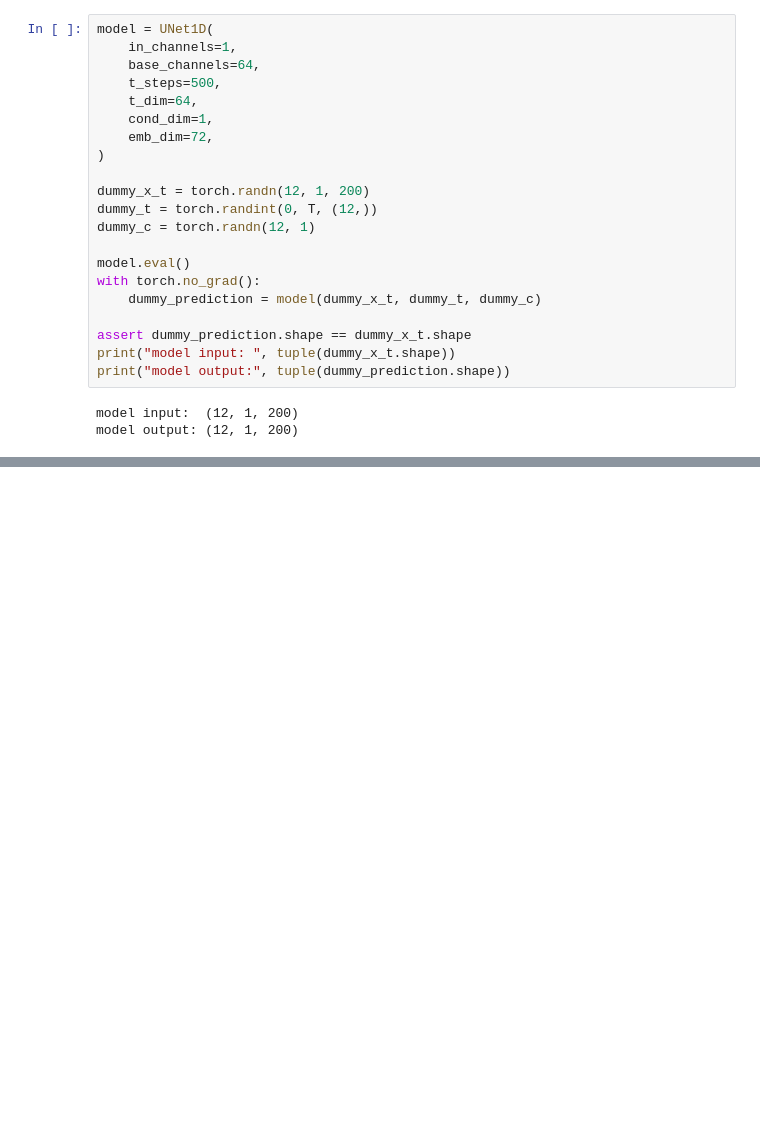
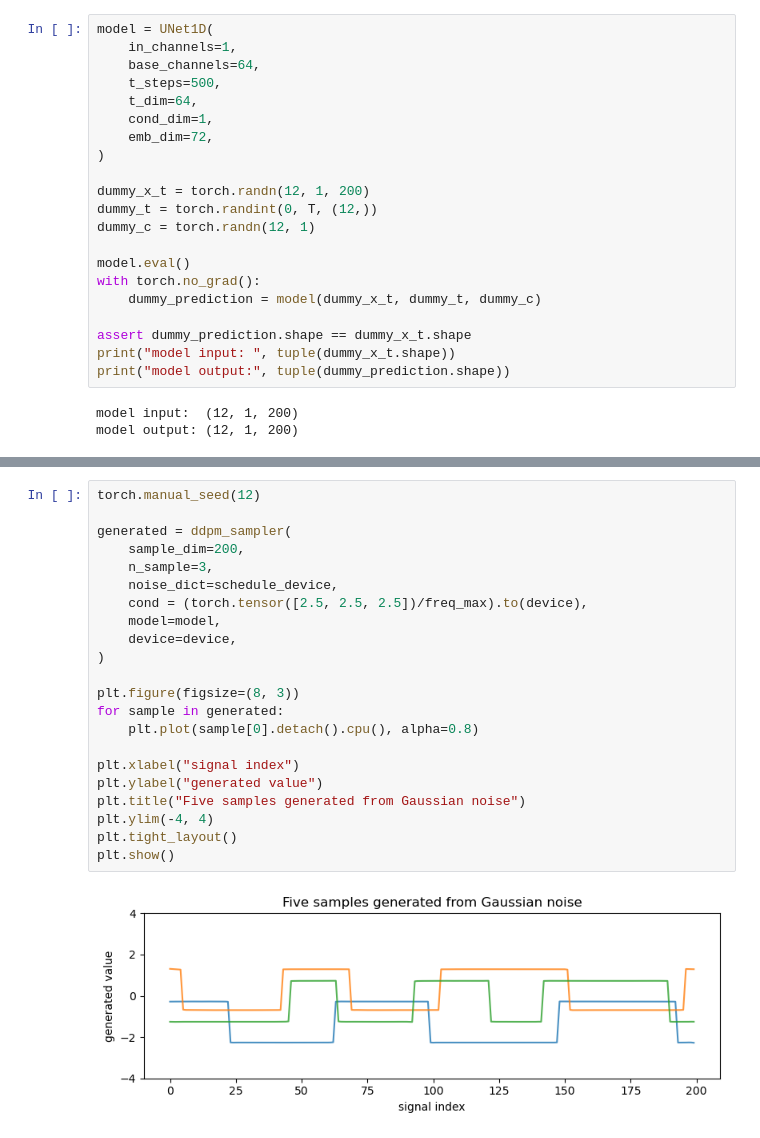
Before and after one commit to leap-stc/parameter-estimation, a Jupyter notebook: intro_diffusion/conditional_diffusion_intro.ipynb, the cells around one changed output, grey strips where cells are left out. Cells and saved outputs as stored; diff of their text form; blank space fills up the shorter version.

```diff
--- a/intro_diffusion/conditional_diffusion_intro.ipynb
+++ b/intro_diffusion/conditional_diffusion_intro.ipynb
@@ -379,0 +405,24 @@ plt.tight_layout()
+# %%
+torch.manual_seed(12)
+
+generated = ddpm_sampler(
+    sample_dim=200,
+    n_sample=3,
+    noise_dict=schedule_device,
+    cond = (torch.tensor([2.5, 2.5, 2.5])/freq_max).to(device),
+    model=model,
+    device=device,
+)
+
+plt.figure(figsize=(8, 3))
+for sample in generated:
+    plt.plot(sample[0].detach().cpu(), alpha=0.8)
+
+plt.xlabel("signal index")
+plt.ylabel("generated value")
+plt.title("Five samples generated from Gaussian noise")
+plt.ylim(-4, 4)
+plt.tight_layout()
+plt.show()
+# %% [output]
+[figure, added]
```
Also changed, not shown: parts of 14 cells of this notebook, 2 other files.
